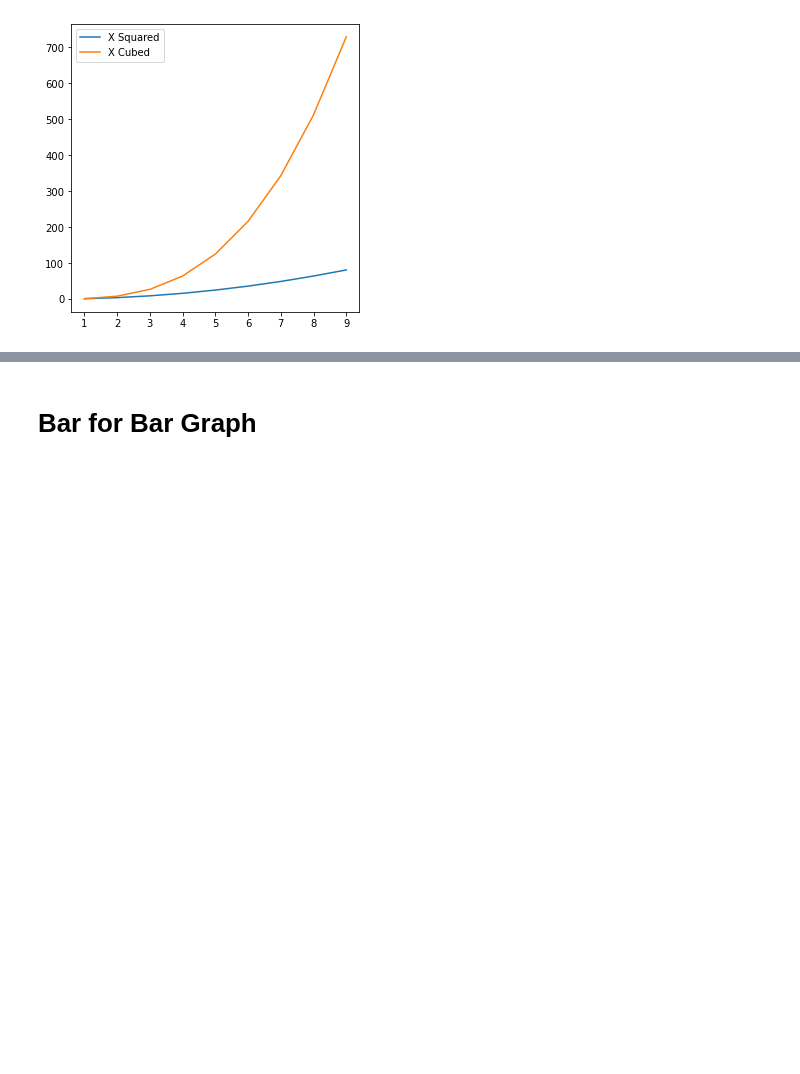
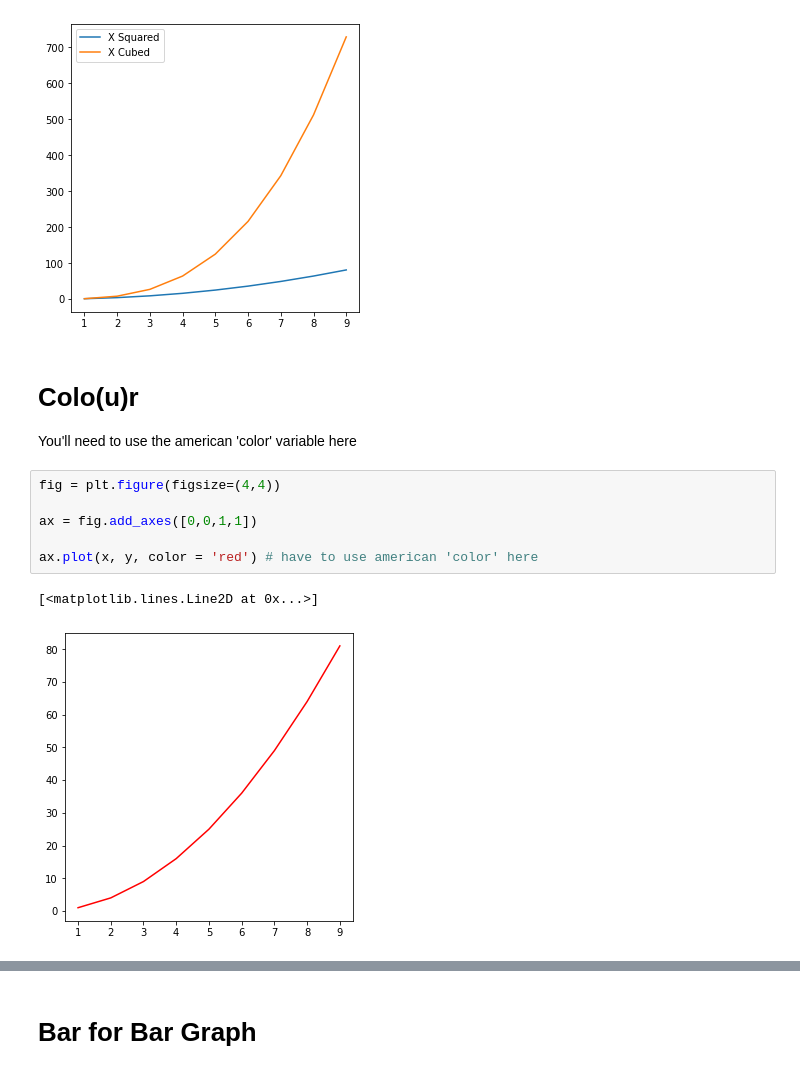
Before and after one commit to arutsh/Python-Programming-for-Data-Science-Part-1, a Jupyter notebook: lectures/07 - Matplotlib_basics.ipynb, the cells around one changed output, grey strips where cells are left out. Cells and saved outputs as stored; diff of their text form; blank space fills up the shorter version.

```diff
--- a/lectures/07 - Matplotlib_basics.ipynb
+++ b/lectures/07 - Matplotlib_basics.ipynb
@@ -215,3 +219,15 @@ ax.legend() # requires labels to be given to the plots
 # %% [output]
 <matplotlib.legend.Legend at 0x...>
 [figure]
+# %% [markdown]
+# Colo(u)r
+You'll need to use the american 'color' variable here
+# %%
+fig = plt.figure(figsize=(4,4))
+
+ax = fig.add_axes([0,0,1,1])
+
+ax.plot(x, y, color = 'red') # have to use american 'color' here
+# %% [output]
+[<matplotlib.lines.Line2D at 0x...>]
+[figure, added]
```
Also changed, not shown: parts of 14 cells of this notebook.
